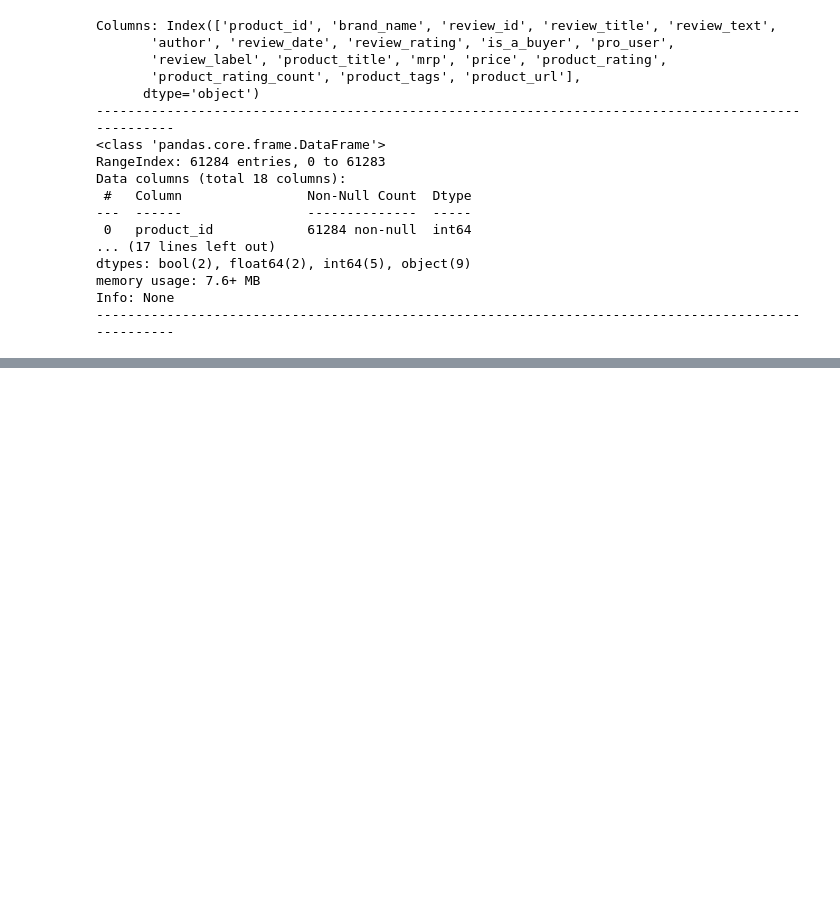
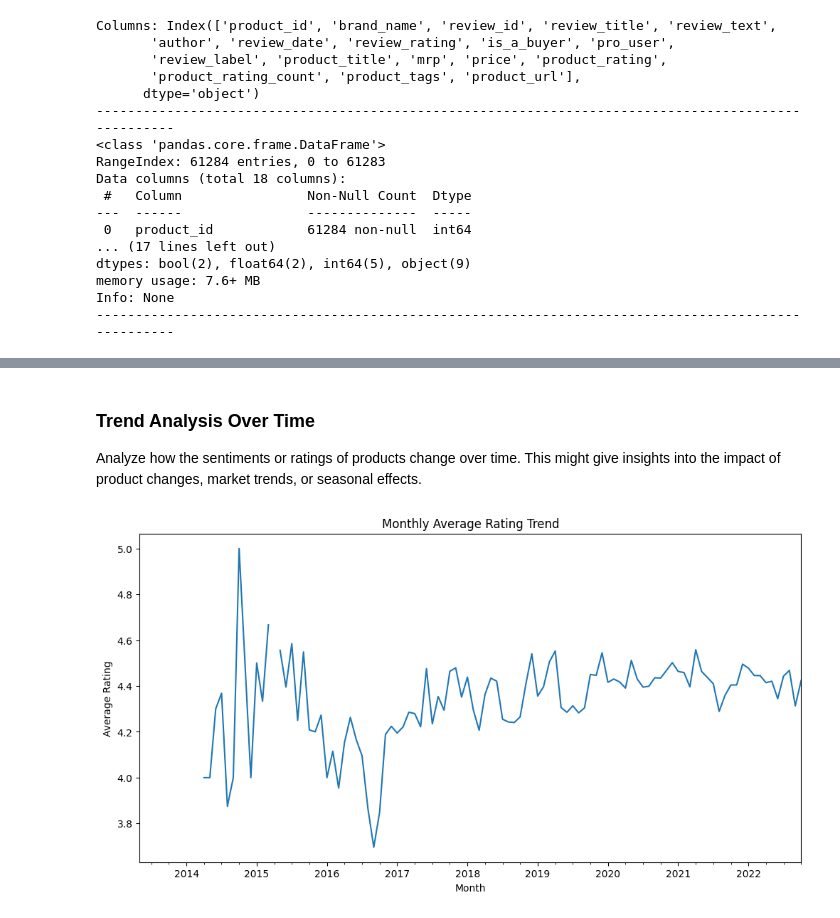
Before and after one commit to Ariamestra/DataScience, a Jupyter notebook: Cosmetic/Cosmetic.ipynb, the cells around one changed output, grey strips where cells are left out. Saved outputs shown, nothing was run; the diff lists cells and outputs as text; code cells hidden in the pictures; blank space fills up the shorter version.

```diff
--- a/Cosmetic/Cosmetic.ipynb
+++ b/Cosmetic/Cosmetic.ipynb
@@ -39,33 +42,3 @@ dtypes: bool(2), float64(2), int64(5), object(9)
 memory usage: 7.6+ MB
 Info: None
 ----------------------------------------------------------------------------------------------------
-# %%
-!pip install nltk
-
-import pandas as pd
-from nltk.sentiment import SentimentIntensityAnalyzer
-import nltk
-
-# Download the VADER lexicon if not already done
-nltk.download('vader_lexicon')
-
-# Initialize the VADER sentiment intensity analyzer
-sia = SentimentIntensityAnalyzer()
-
-# Define a function to apply sentiment analysis to each review
-def analyze_sentiment(text):
-    if pd.isnull(text):  # Check if the text is NaN
-        return {"neu": 0, "pos": 0, "neg": 0, "compound": 0}
-
-    if isinstance(text, str):  # Ensure text is a string
-        score = sia.polarity_scores(text)
-        return score
-    else:
-        raise ValueError(f"Text must be of type str, found {type(text)} instead.")
-
-# Apply sentiment analysis to the review titles and/or text
-df['title_sentiment'] = df['review_title'].apply(analyze_sentiment)
-df['text_sentiment'] = df['review_text'].apply(analyze_sentiment)
-
-# Example output
-df[['review_title', 'title_sentiment', 'review_text', 'text_sentiment']].head()
@@ -86,0 +45,17 @@ Requirement already satisfied: tqdm in /usr/local/python/3.10.13/lib/python3.10/
+# %% [markdown]
+### Trend Analysis Over Time
+
+Analyze how the sentiments or ratings of products change over time. This might give insights into the impact of product changes, market trends, or seasonal effects.
+# %%
+# Convert the 'review_date' to datetime
+df['review_date'] = pd.to_datetime(df['review_date'])
+
+# Group the reviews by month and calculate the average rating
+monthly_rating = df.resample('M', on='review_date')['review_rating'].mean()
+plt.figure(figsize=(12, 6))
+monthly_rating.plot(title='Monthly Average Rating Trend')
+plt.xlabel('Month')
+plt.ylabel('Average Rating')
+plt.show()
+# %% [output]
+[figure, added]
```
Also changed, not shown: parts of 6 cells of this notebook, 1 other file.
